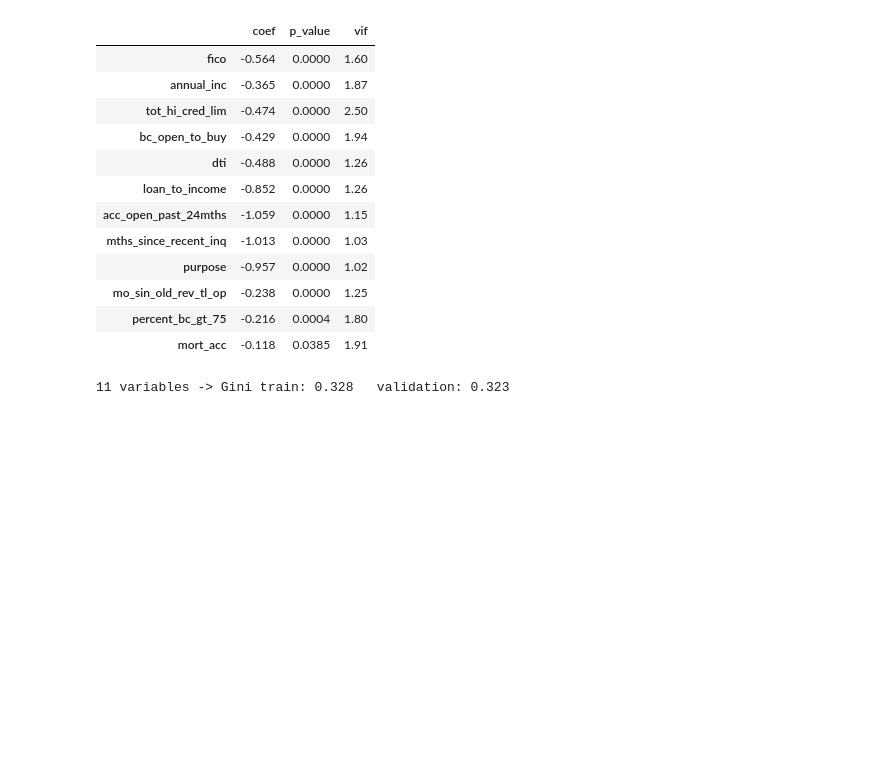
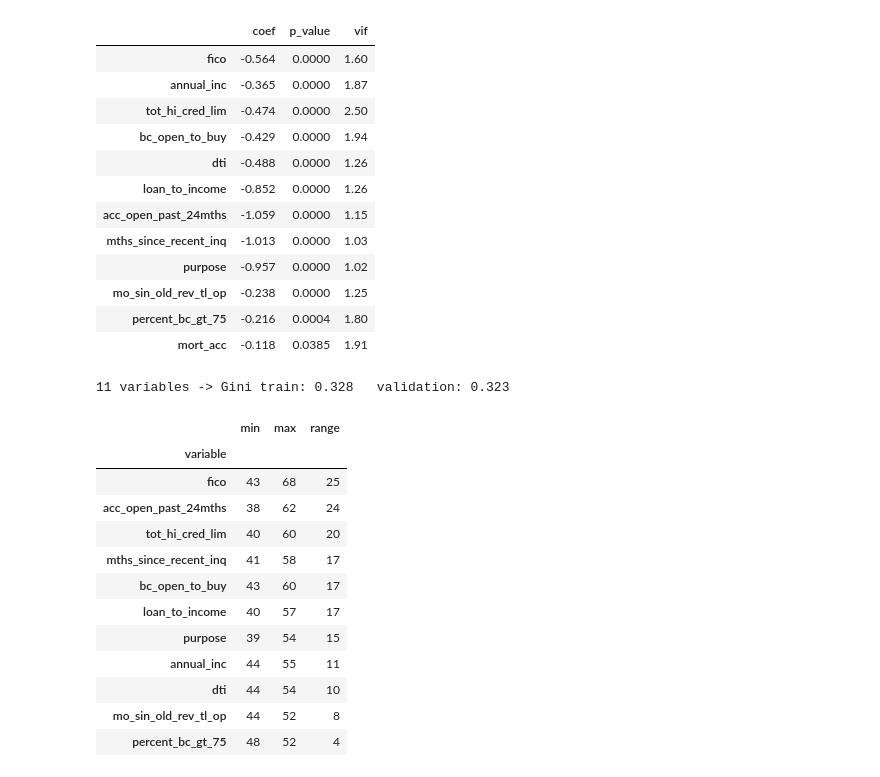
Before and after one commit to m-demirdoven/retail-scorecard, a Jupyter notebook: notebooks/02_binning.ipynb, the cells around one changed output. Drawn from its saved outputs; the diff is of its cells as text; code cells hidden in the pictures; blank space fills up the shorter version.

```diff
--- a/notebooks/02_binning.ipynb
+++ b/notebooks/02_binning.ipynb
@@ -168,3 +168,41 @@ g_va = 2 * roc_auc_score(valid["bad"], lr11.predict_proba(X_valid[sel_11])[:, 1]
 print(f"11 variables -> Gini train: {g_tr:.3f}   validation: {g_va:.3f}")
 # %% [output]
 11 variables -> Gini train: 0.328   validation: 0.323
+# %%
+final = sel_11
+Xc = sm.add_constant(X_train[final])
+model = sm.Logit(train["bad"], Xc).fit(disp=0)
+intercept, coefs = model.params["const"], model.params[final]
+
+pdo, base_score, base_odds = 20, 600, 50
+factor = pdo / np.log(2)
+offset = base_score - factor * np.log(base_odds)
+n = len(final)
+
+rows = []
+for v in final:
+    bt = bp.get_binned_variable(v).binning_table.build().drop(index="Totals")
+    woe = pd.to_numeric(bt["WoE"], errors="coerce").fillna(0)
+    bt["points"] = (-factor * (coefs[v] * woe + intercept / n) + offset / n).round().astype(int)
+    bt["variable"] = v
+    rows.append(bt[["variable", "Bin", "Count", "Event rate", "points"]])
+
+scorecard = pd.concat(rows, ignore_index=True)
+
+spread = scorecard[scorecard["Count"] > 0].groupby("variable")["points"].agg(["min", "max"])
+spread["range"] = spread["max"] - spread["min"]
+spread.sort_values("range", ascending=False)
+# %% [output]
+|  | min | max | range |
+| variable |  |  |  |
+| fico | 43 | 68 | 25 |
+| acc_open_past_24mths | 38 | 62 | 24 |
+| tot_hi_cred_lim | 40 | 60 | 20 |
+| mths_since_recent_inq | 41 | 58 | 17 |
+| bc_open_to_buy | 43 | 60 | 17 |
+| loan_to_income | 40 | 57 | 17 |
+| purpose | 39 | 54 | 15 |
+| annual_inc | 44 | 55 | 11 |
+| dti | 44 | 54 | 10 |
+| mo_sin_old_rev_tl_op | 44 | 52 | 8 |
+| percent_bc_gt_75 | 48 | 52 | 4 |
```
Also changed, not shown: parts of 3 cells of this notebook.
